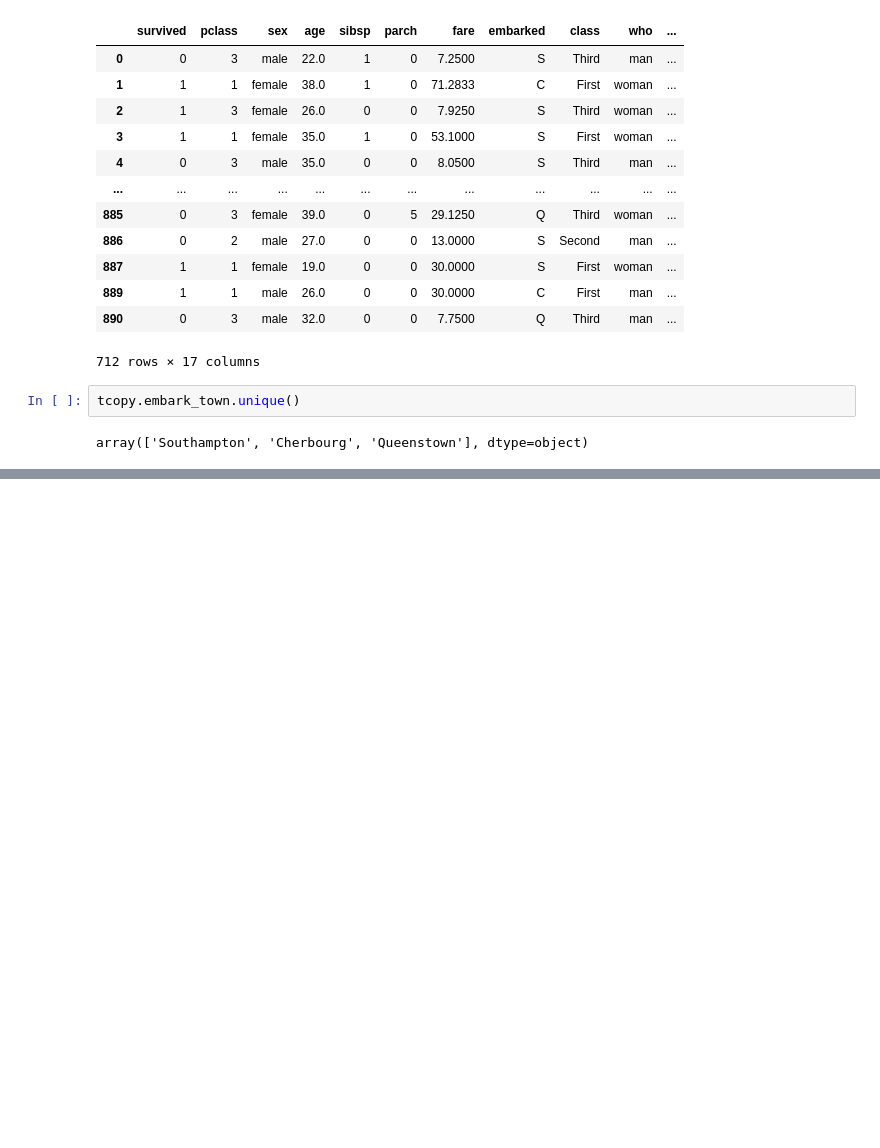
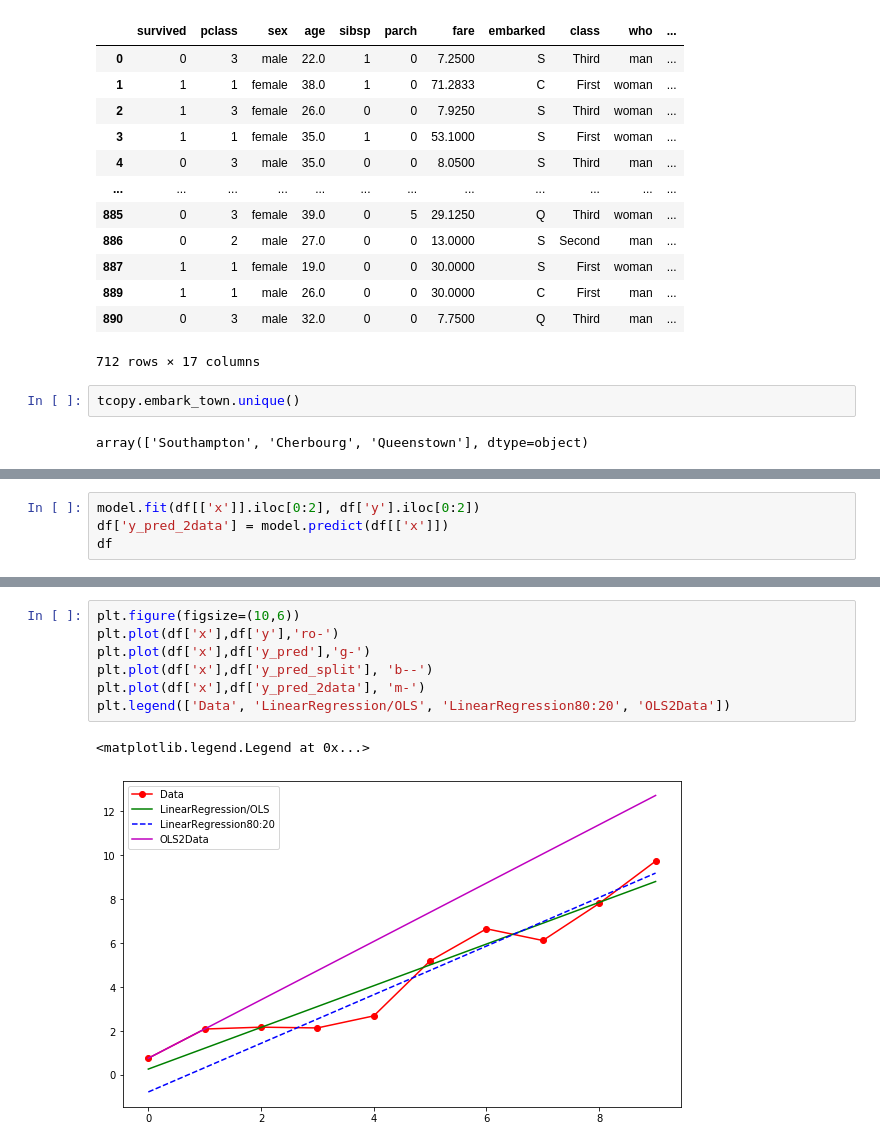
Before and after one commit to ridhoaryo/modul3_linear_reg_1, a Jupyter notebook: Materi_Linear_Regression.ipynb, the cells around one changed output, grey strips where cells are left out. Saved outputs shown, nothing was run; the diff lists cells and outputs as text; blank space fills up the shorter version.

```diff
--- a/Materi_Linear_Regression.ipynb
+++ b/Materi_Linear_Regression.ipynb
@@ -1469,0 +1733,4 @@ array(['Southampton', 'Cherbourg', 'Queenstown'], dtype=object)
+# %%
+model.fit(df[['x']].iloc[0:2], df['y'].iloc[0:2])
+df['y_pred_2data'] = model.predict(df[['x']])
+df
@@ -1469,0 +1749,10 @@ array(['Southampton', 'Cherbourg', 'Queenstown'], dtype=object)
+# %%
+plt.figure(figsize=(10,6))
+plt.plot(df['x'],df['y'],'ro-')
+plt.plot(df['x'],df['y_pred'],'g-')
+plt.plot(df['x'],df['y_pred_split'], 'b--')
+plt.plot(df['x'],df['y_pred_2data'], 'm-')
+plt.legend(['Data', 'LinearRegression/OLS', 'LinearRegression80:20', 'OLS2Data'])
+# %% [output]
+<matplotlib.legend.Legend at 0x...>
+[figure, added]
```
Also changed, not shown: parts of 42 cells of this notebook.
